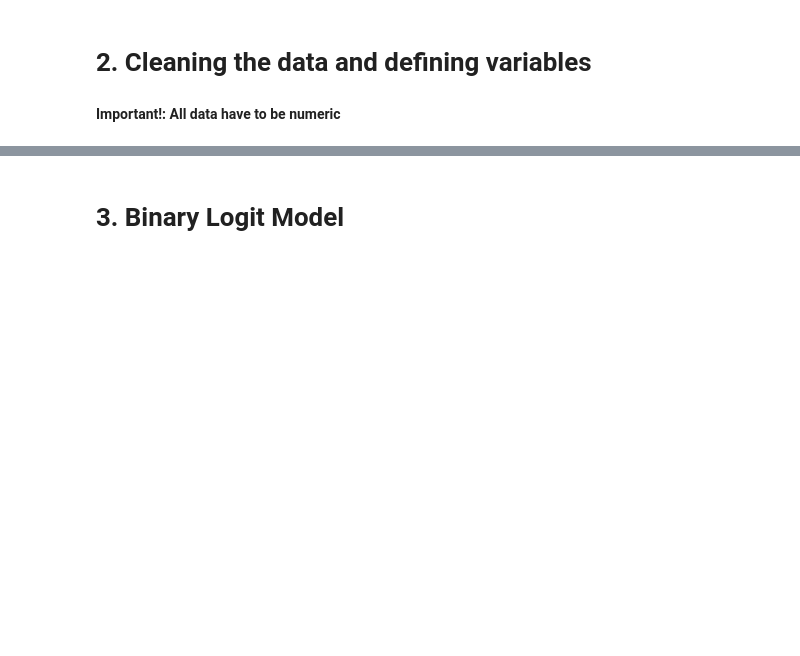
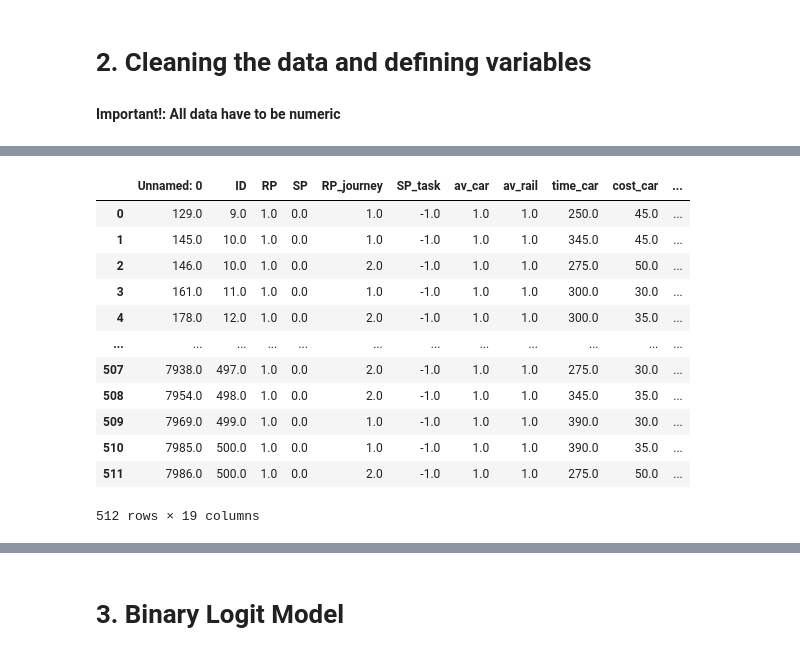
Before and after one commit to kevindj97/BIOGEME-PAF, a Jupyter notebook: Lecture3/Lecture_3.ipynb, the cells around one changed output, grey strips where cells are left out. Cells and saved outputs as stored; diff of their text form; code cells hidden in the pictures; blank space fills up the shorter version.

```diff
--- a/Lecture3/Lecture_3.ipynb
+++ b/Lecture3/Lecture_3.ipynb
@@ -44,8 +116,22 @@ df
 # %%
 # Define the BIOGEME-specific database
 database = db.Database("ModeChoice", df)
 #print the BIOGEME-specific database
-database.data
+database._df
+# %% [output]
+|  | Unnamed: 0 | ID | RP | SP | RP_journey | SP_task | av_car | av_rail | time_car | cost_car | ... |
+| 0 | 129.0 | 9.0 | 1.0 | 0.0 | 1.0 | -1.0 | 1.0 | 1.0 | 250.0 | 45.0 | ... |
+| 1 | 145.0 | 10.0 | 1.0 | 0.0 | 1.0 | -1.0 | 1.0 | 1.0 | 345.0 | 45.0 | ... |
+| 2 | 146.0 | 10.0 | 1.0 | 0.0 | 2.0 | -1.0 | 1.0 | 1.0 | 275.0 | 50.0 | ... |
+| 3 | 161.0 | 11.0 | 1.0 | 0.0 | 1.0 | -1.0 | 1.0 | 1.0 | 300.0 | 30.0 | ... |
+| 4 | 178.0 | 12.0 | 1.0 | 0.0 | 2.0 | -1.0 | 1.0 | 1.0 | 300.0 | 35.0 | ... |
+| ... | ... | ... | ... | ... | ... | ... | ... | ... | ... | ... | ... |
+| 507 | 7938.0 | 497.0 | 1.0 | 0.0 | 2.0 | -1.0 | 1.0 | 1.0 | 275.0 | 30.0 | ... |
+| 508 | 7954.0 | 498.0 | 1.0 | 0.0 | 2.0 | -1.0 | 1.0 | 1.0 | 345.0 | 35.0 | ... |
+| 509 | 7969.0 | 499.0 | 1.0 | 0.0 | 1.0 | -1.0 | 1.0 | 1.0 | 390.0 | 30.0 | ... |
+| 510 | 7985.0 | 500.0 | 1.0 | 0.0 | 1.0 | -1.0 | 1.0 | 1.0 | 390.0 | 35.0 | ... |
+| 511 | 7986.0 | 500.0 | 1.0 | 0.0 | 2.0 | -1.0 | 1.0 | 1.0 | 275.0 | 50.0 | ... |
+512 rows × 19 columns
 # %%
 """
 Use the loop below to get all of columns names.
```
Also changed, not shown: parts of 9 cells of this notebook.
